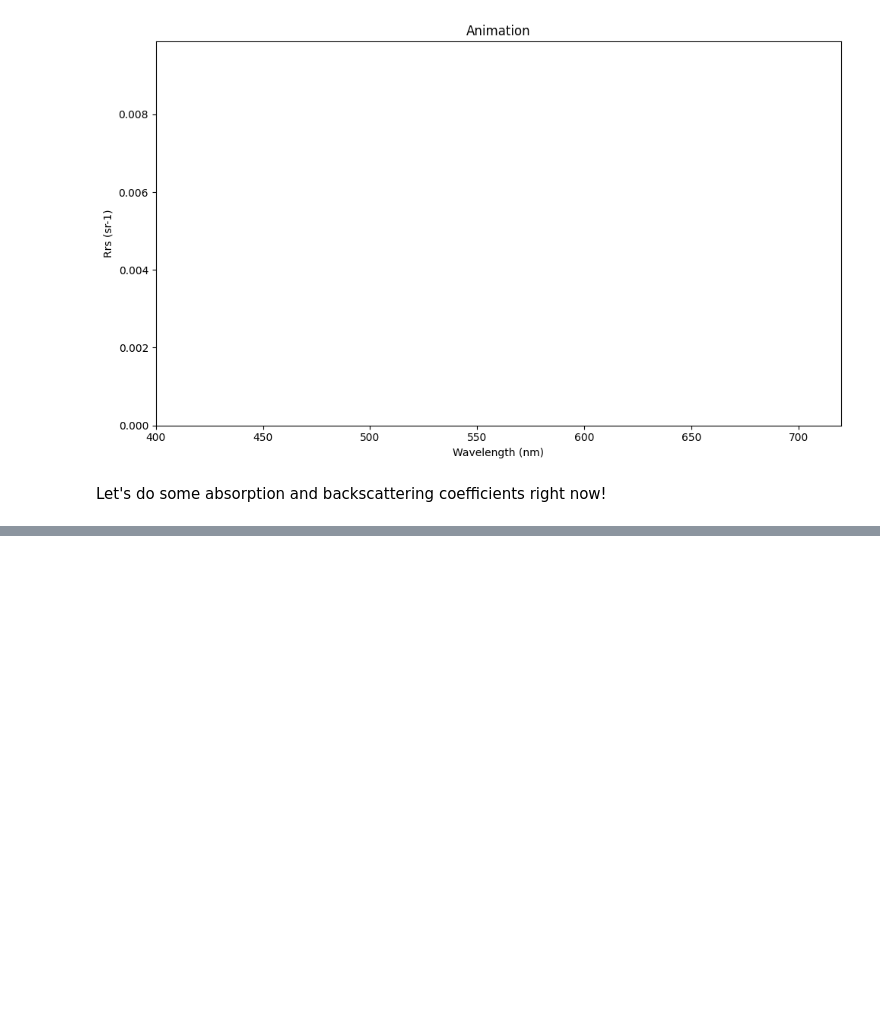
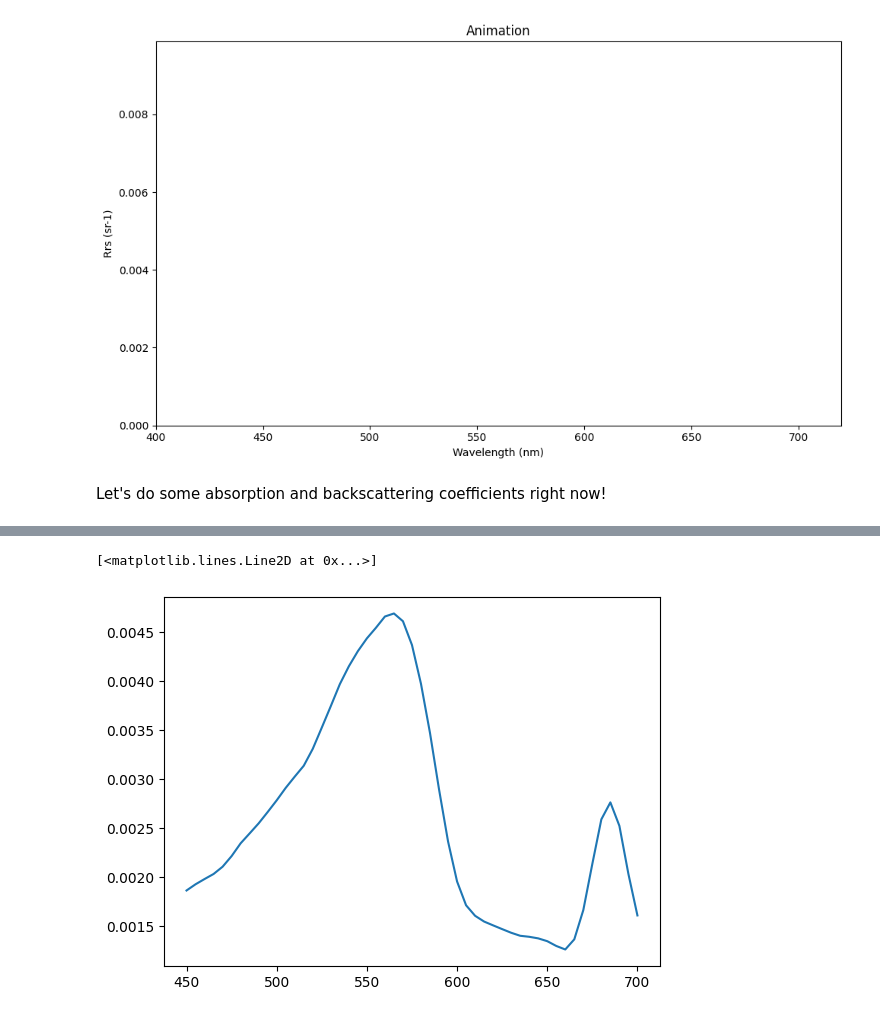
Before and after one commit to abailess/OpTox, a Jupyter notebook: SuCa/Rrs_spectra.ipynb, the cells around one changed output, grey strips where cells are left out. Saved outputs shown, nothing was run; the diff lists cells and outputs as text; code cells hidden in the pictures; blank space fills up the shorter version.

```diff
--- a/SuCa/Rrs_spectra.ipynb
+++ b/SuCa/Rrs_spectra.ipynb
@@ -242,3 +244,8 @@ a_grouped.head()
+# %%
+plt.plot(rrs)
+# %% [output]
+[<matplotlib.lines.Line2D at 0x...>]
+[figure, added]
 # %%
 # Plot absorption
 
```
Also changed, not shown: parts of 8 cells of this notebook.
